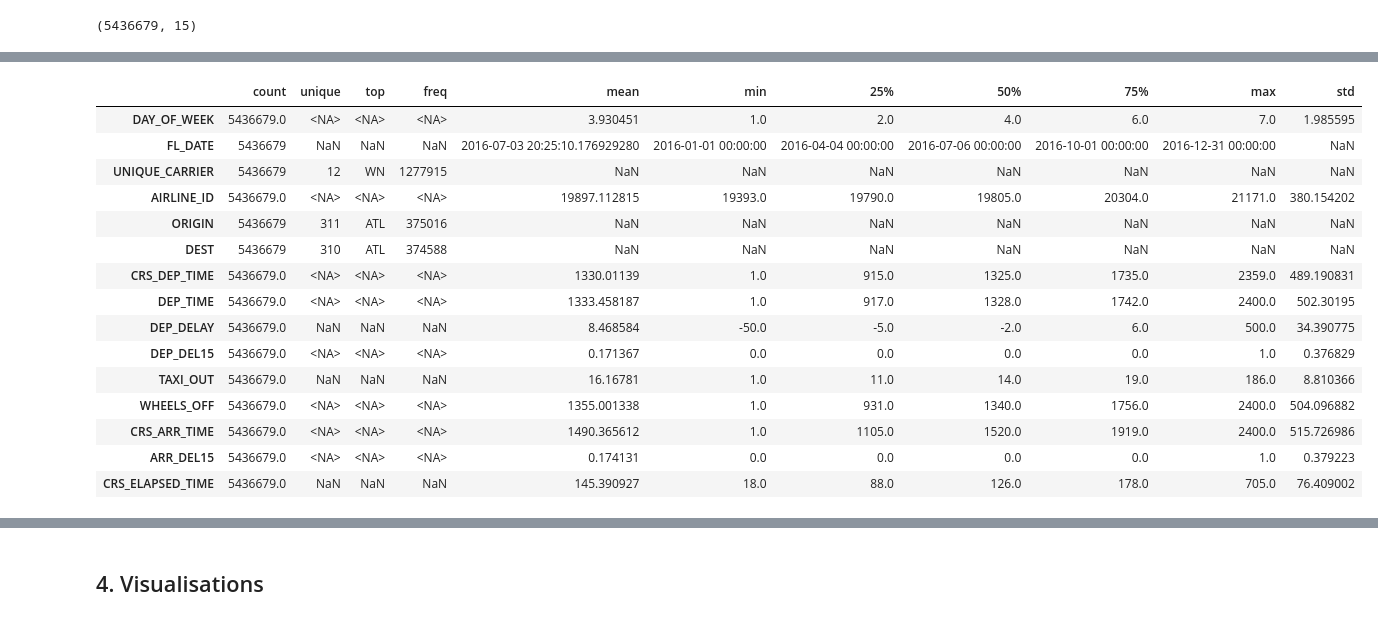
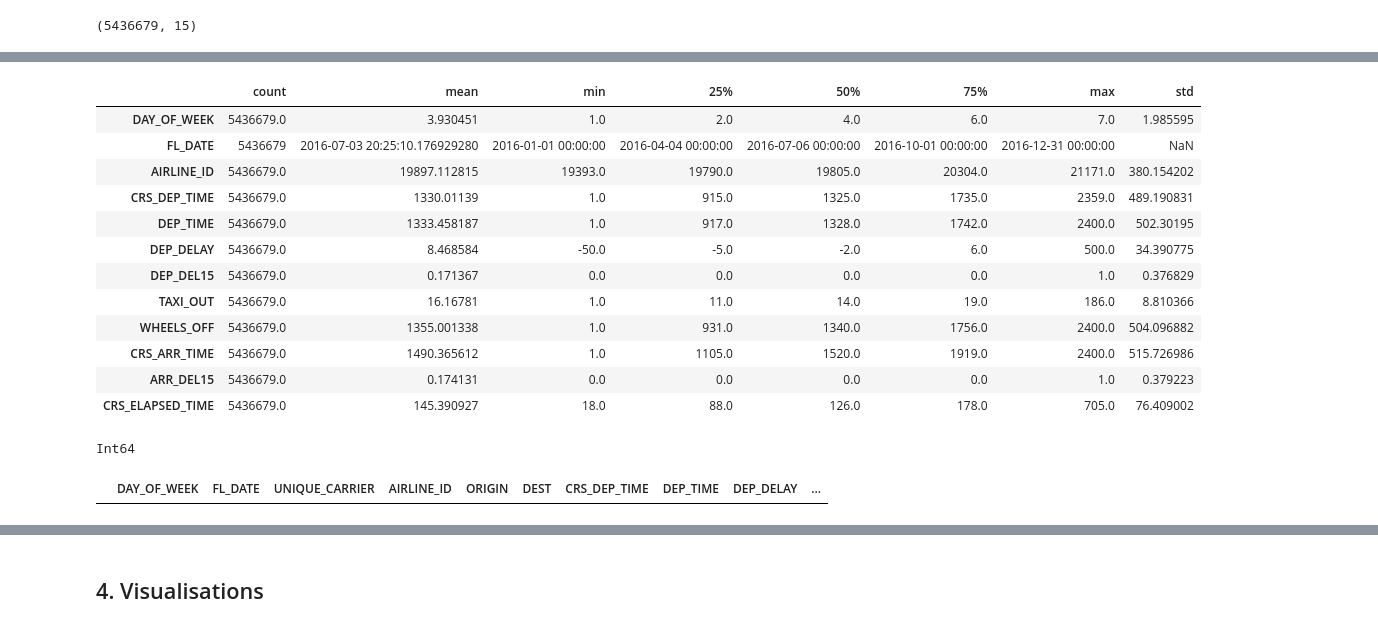
Before and after one commit to gcortier/mod6_1, a Jupyter notebook: database/flights/analyse-retards-avion.ipynb, the cells around one changed output, grey strips where cells are left out. Saved outputs shown, nothing was run; the diff lists cells and outputs as text; code cells hidden in the pictures.

```diff
--- a/database/flights/analyse-retards-avion.ipynb
+++ b/database/flights/analyse-retards-avion.ipynb
@@ -115,24 +115,31 @@ CRS_ELAPSED_TIME           float64
 dtype: object
 # %%
 # Statistiques descriptives
-df_clean.describe(include='all').T
+df_clean.describe().T
 # %% [output]
-|  | count | unique | top | freq | mean | min | 25% | 50% | 75% | max | std |
-| DAY_OF_WEEK | 5436679.0 | <NA> | <NA> | <NA> | 3.930451 | 1.0 | 2.0 | 4.0 | 6.0 | 7.0 | 1.985595 |
-| FL_DATE | 5436679 | NaN | NaN | NaN | 2016-07-03 20:25:10.176929280 | 2016-01-01 00:00:00 | 2016-04-04 00:00:00 | 2016-07-06 00:00:00 | 2016-10-01 00:00:00 | 2016-12-31 00:00:00 | NaN |
-| UNIQUE_CARRIER | 5436679 | 12 | WN | 1277915 | NaN | NaN | NaN | NaN | NaN | NaN | NaN |
-| AIRLINE_ID | 5436679.0 | <NA> | <NA> | <NA> | 19897.112815 | 19393.0 | 19790.0 | 19805.0 | 20304.0 | 21171.0 | 380.154202 |
-| ORIGIN | 5436679 | 311 | ATL | 375016 | NaN | NaN | NaN | NaN | NaN | NaN | NaN |
-| DEST | 5436679 | 310 | ATL | 374588 | NaN | NaN | NaN | NaN | NaN | NaN | NaN |
-| CRS_DEP_TIME | 5436679.0 | <NA> | <NA> | <NA> | 1330.01139 | 1.0 | 915.0 | 1325.0 | 1735.0 | 2359.0 | 489.190831 |
-| DEP_TIME | 5436679.0 | <NA> | <NA> | <NA> | 1333.458187 | 1.0 | 917.0 | 1328.0 | 1742.0 | 2400.0 | 502.30195 |
-| DEP_DELAY | 5436679.0 | NaN | NaN | NaN | 8.468584 | -50.0 | -5.0 | -2.0 | 6.0 | 500.0 | 34.390775 |
-| DEP_DEL15 | 5436679.0 | <NA> | <NA> | <NA> | 0.171367 | 0.0 | 0.0 | 0.0 | 0.0 | 1.0 | 0.376829 |
-| TAXI_OUT | 5436679.0 | NaN | NaN | NaN | 16.16781 | 1.0 | 11.0 | 14.0 | 19.0 | 186.0 | 8.810366 |
-| WHEELS_OFF | 5436679.0 | <NA> | <NA> | <NA> | 1355.001338 | 1.0 | 931.0 | 1340.0 | 1756.0 | 2400.0 | 504.096882 |
-| CRS_ARR_TIME | 5436679.0 | <NA> | <NA> | <NA> | 1490.365612 | 1.0 | 1105.0 | 1520.0 | 1919.0 | 2400.0 | 515.726986 |
-| ARR_DEL15 | 5436679.0 | <NA> | <NA> | <NA> | 0.174131 | 0.0 | 0.0 | 0.0 | 0.0 | 1.0 | 0.379223 |
-| CRS_ELAPSED_TIME | 5436679.0 | NaN | NaN | NaN | 145.390927 | 18.0 | 88.0 | 126.0 | 178.0 | 705.0 | 76.409002 |
+|  | count | mean | min | 25% | 50% | 75% | max | std |
+| DAY_OF_WEEK | 5436679.0 | 3.930451 | 1.0 | 2.0 | 4.0 | 6.0 | 7.0 | 1.985595 |
+| FL_DATE | 5436679 | 2016-07-03 20:25:10.176929280 | 2016-01-01 00:00:00 | 2016-04-04 00:00:00 | 2016-07-06 00:00:00 | 2016-10-01 00:00:00 | 2016-12-31 00:00:00 | NaN |
+| AIRLINE_ID | 5436679.0 | 19897.112815 | 19393.0 | 19790.0 | 19805.0 | 20304.0 | 21171.0 | 380.154202 |
+| CRS_DEP_TIME | 5436679.0 | 1330.01139 | 1.0 | 915.0 | 1325.0 | 1735.0 | 2359.0 | 489.190831 |
+| DEP_TIME | 5436679.0 | 1333.458187 | 1.0 | 917.0 | 1328.0 | 1742.0 | 2400.0 | 502.30195 |
+| DEP_DELAY | 5436679.0 | 8.468584 | -50.0 | -5.0 | -2.0 | 6.0 | 500.0 | 34.390775 |
+| DEP_DEL15 | 5436679.0 | 0.171367 | 0.0 | 0.0 | 0.0 | 0.0 | 1.0 | 0.376829 |
+| TAXI_OUT | 5436679.0 | 16.16781 | 1.0 | 11.0 | 14.0 | 19.0 | 186.0 | 8.810366 |
+| WHEELS_OFF | 5436679.0 | 1355.001338 | 1.0 | 931.0 | 1340.0 | 1756.0 | 2400.0 | 504.096882 |
+| CRS_ARR_TIME | 5436679.0 | 1490.365612 | 1.0 | 1105.0 | 1520.0 | 1919.0 | 2400.0 | 515.726986 |
+| ARR_DEL15 | 5436679.0 | 0.174131 | 0.0 | 0.0 | 0.0 | 0.0 | 1.0 | 0.379223 |
+| CRS_ELAPSED_TIME | 5436679.0 | 145.390927 | 18.0 | 88.0 | 126.0 | 178.0 | 705.0 | 76.409002 |
+# %%
+# DEP_TIME = df_clean['DEP_TIME'].astype(str).str.zfill(4)  # Format HHMM
+# df_clean['DEP_TIME'] = pd.to_datetime(DEP_TIME, format='%H%M', errors='coerce').dt.time
+print(df_clean['DEP_TIME'].dtype)
+# %% [output]
+Int64
+# %%
+df_clean[df_clean['DEP_DELAY'].isnull()]
+# %% [output]
+|  | DAY_OF_WEEK | FL_DATE | UNIQUE_CARRIER | AIRLINE_ID | ORIGIN | DEST | CRS_DEP_TIME | DEP_TIME | DEP_DELAY | ... |
 # %%
 # Vérification des valeurs manquantes
 df_clean.isnull().sum() if df_clean is not None else 'Données non chargées'
```
Also changed, not shown: parts of 5 cells of this notebook.
